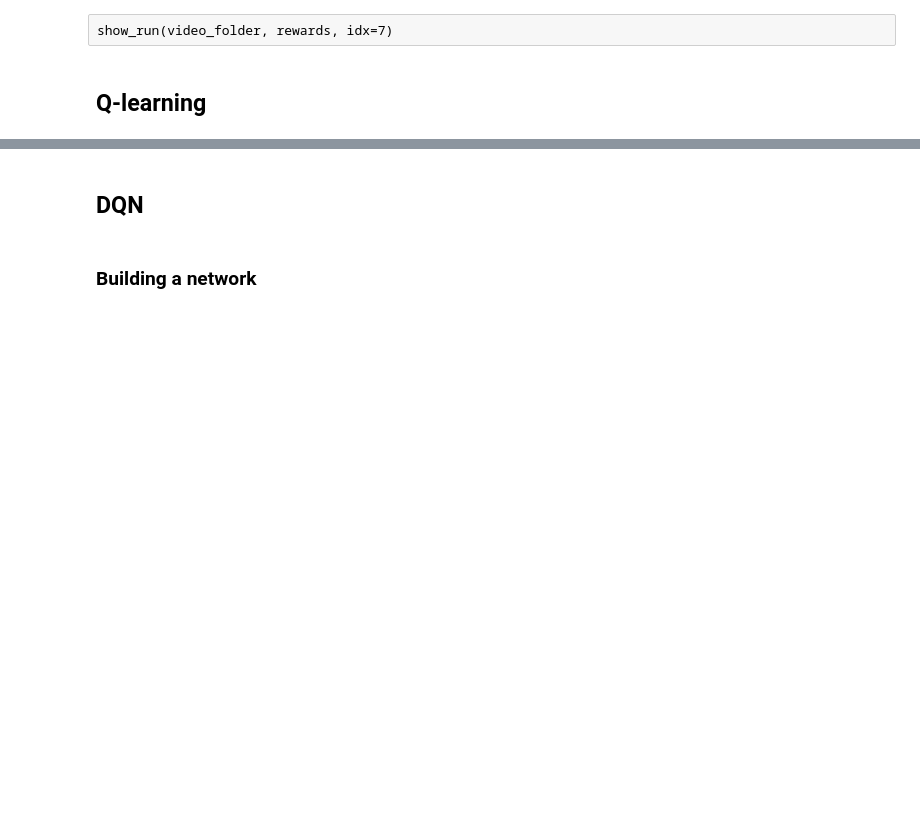
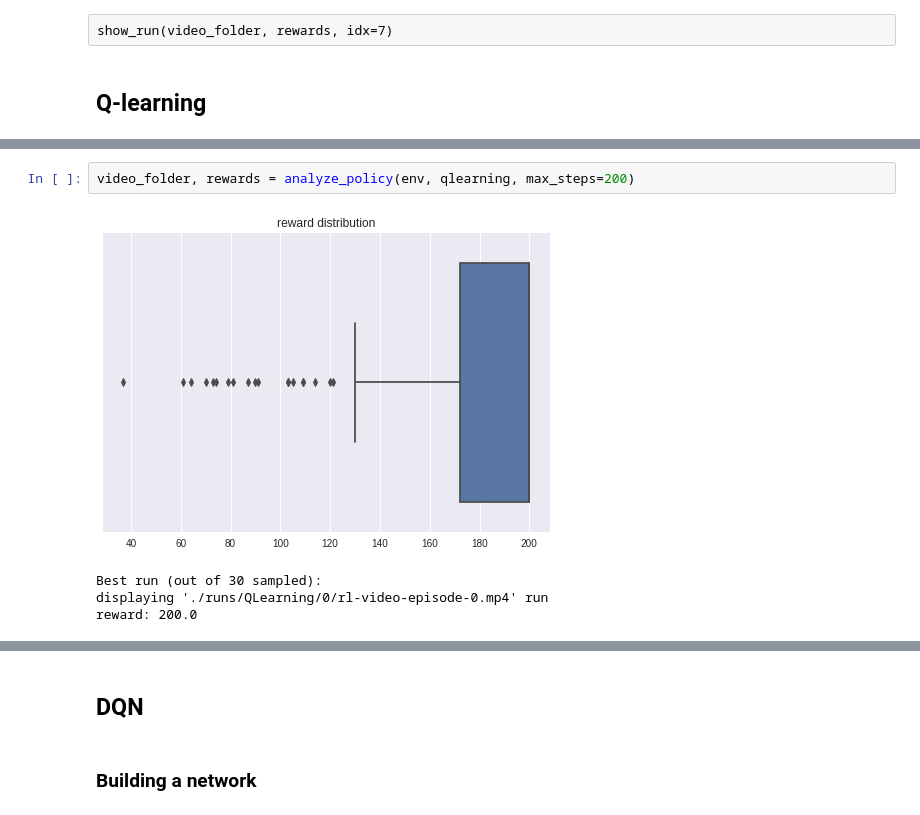
Before and after one commit to furiousteabag/ml-mipt-advanced, a Jupyter notebook: homeworks/lab2_rl/lab2_dqn_debug.ipynb, the cells around one changed output, grey strips where cells are left out. Drawn from its saved outputs; the diff is of its cells as text; blank space fills up the shorter version.

```diff
--- a/homeworks/lab2_rl/lab2_dqn_debug.ipynb
+++ b/homeworks/lab2_rl/lab2_dqn_debug.ipynb
@@ -425,0 +557,7 @@ show_run(video_folder, rewards, idx=7)
+# %%
+video_folder, rewards = analyze_policy(env, qlearning, max_steps=200)
+# %% [output]
+[figure, added]
+Best run (out of 30 sampled):
+displaying './runs/QLearning/0/rl-video-episode-0.mp4' run
+reward: 200.0
```
Also changed, not shown: parts of 24 cells of this notebook.
